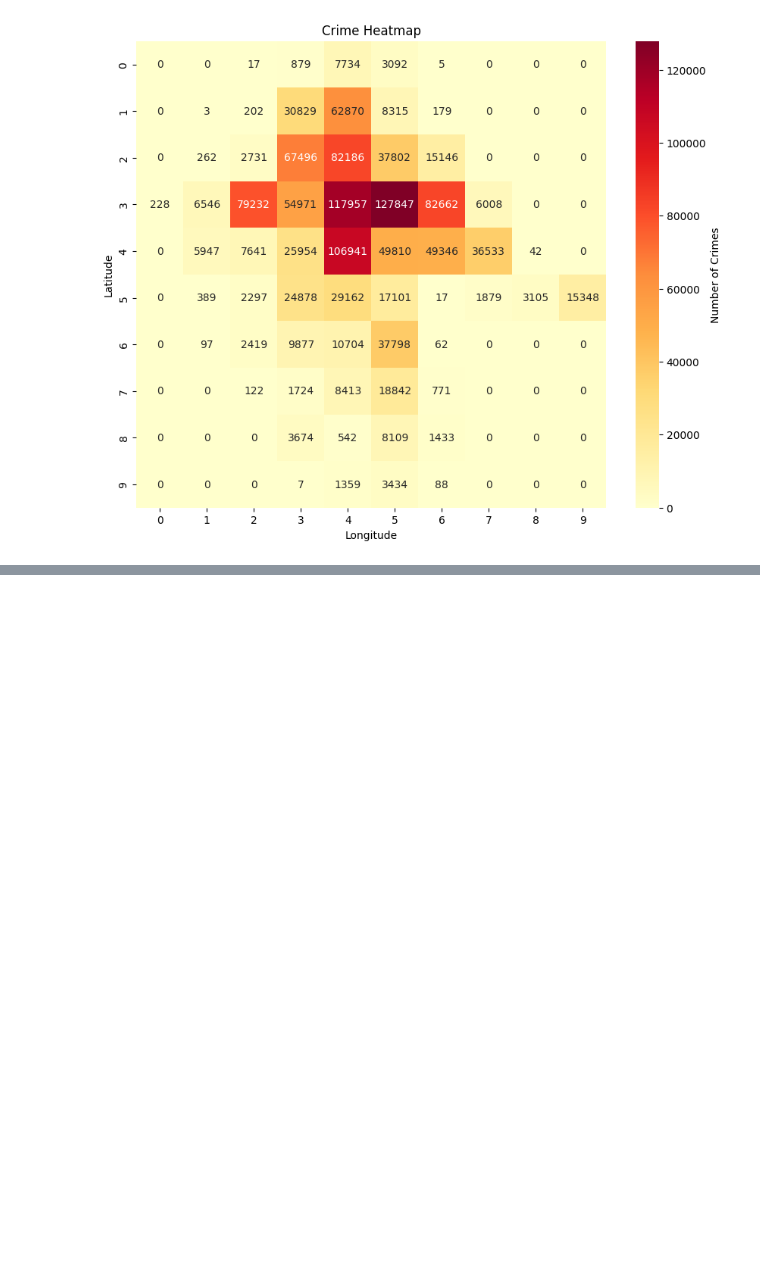
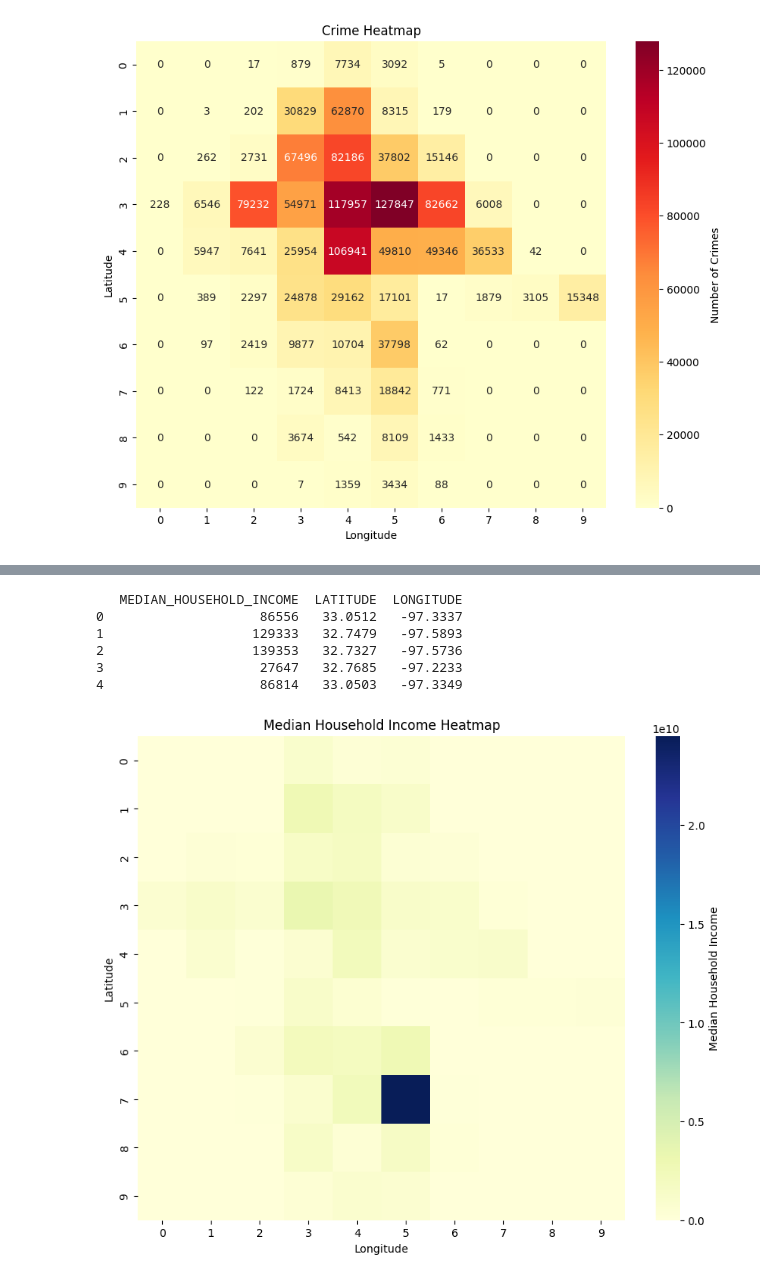
Before and after one commit to TejasTadikonda04/fort-worth-crime-analysis, a Jupyter notebook: restaurant-analysis.ipynb, the cells around one changed output, grey strips where cells are left out. Cells and saved outputs as stored; diff of their text form; code cells hidden in the pictures; blank space fills up the shorter version.

Commit message:
created seaborn heatmap for median household income

```diff
--- a/crime-analysis.ipynb
+++ b/restaurant-analysis.ipynb
@@ -170,3 +170,8 @@ plt.ylabel('Latitude')
 plt.show()
 # %% [output]
 [figure]
+# %%
+# Load the Neighborhood Profile Area Data
+neighborhood_data = pd.read_csv("Neighborhood_Profile_Area_Data_20240214.csv")
+
+neighborhood_data.head()
@@ -172,0 +186,48 @@ plt.show()
+# %%
+# Create a subset of the data with 'MEDIAN_HOUSEHOLD_INCOME', 'LATITUDE', and 'LONGITUDE' columns
+income_data = neighborhood_data[['MEDIAN_HOUSEHOLD_INCOME', 'LATITUDE', 'LONGITUDE']]
+
+# Remove rows with missing values
+income_data_cleaned = income_data.dropna()
+
+# Display the first few rows of the subset
+print(income_data_cleaned.head())
+# %% [output]
+   MEDIAN_HOUSEHOLD_INCOME  LATITUDE  LONGITUDE
+0                    86556   33.0512   -97.3337
+1                   129333   32.7479   -97.5893
+2                   139353   32.7327   -97.5736
+3                    27647   32.7685   -97.2233
+4                    86814   33.0503   -97.3349
+# %%
+# Define the boundaries of the grid based on the four corners found previously
+lat_min, lat_max = southwest[0], northeast[0]
+lon_min, lon_max = southwest[1], northeast[1]
+
+# Calculate the latitude and longitude intervals for the grid
+lat_interval = (lat_max - lat_min) / 10
+lon_interval = (lon_max - lon_min) / 10
+
+# Create a 10x10 grid with integer values
+grid = np.zeros((10, 10), dtype=float)
+# %%
+# Iterate over the data and aggregate the median household income for each grid cell
+for index, row in income_data_cleaned.iterrows():
+    lat_index = int((row['LATITUDE'] - lat_min) // lat_interval)
+    lon_index = int((row['LONGITUDE'] - lon_min) // lon_interval)
+
+    # Ensure that the index falls within the grid
+    lat_index = min(max(lat_index, 0), 9)
+    lon_index = min(max(lon_index, 0), 9)
+
+    grid[lat_index, lon_index] += row['MEDIAN_HOUSEHOLD_INCOME']
+
+# Create a Seaborn heatmap
+plt.figure(figsize=(10, 8))
+sns.heatmap(grid, annot=False, cmap='YlGnBu', cbar_kws={'label': 'Median Household Income'})
+plt.title('Median Household Income Heatmap')
+plt.xlabel('Longitude')
+plt.ylabel('Latitude')
+plt.show()
+# %% [output]
+[figure, added]
```
Also changed, not shown: parts of 1 cell of this notebook.
